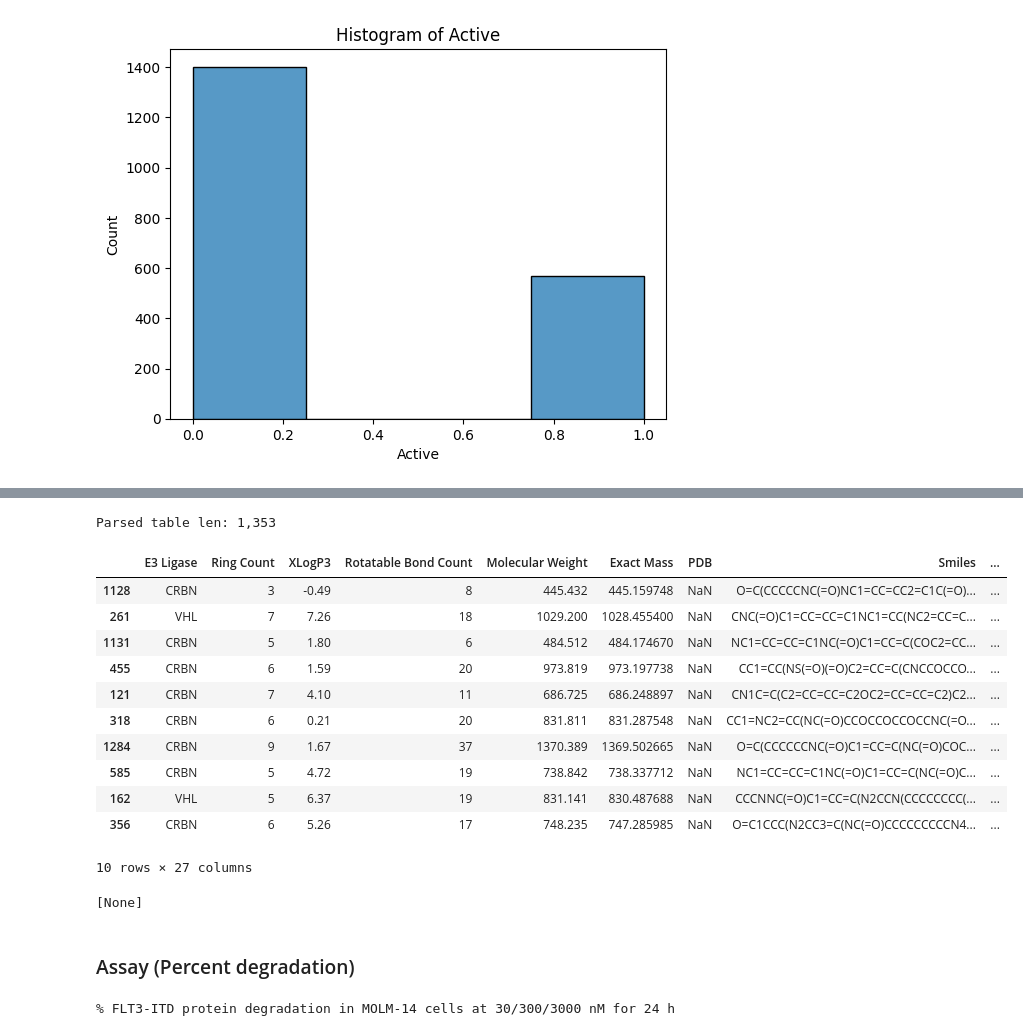
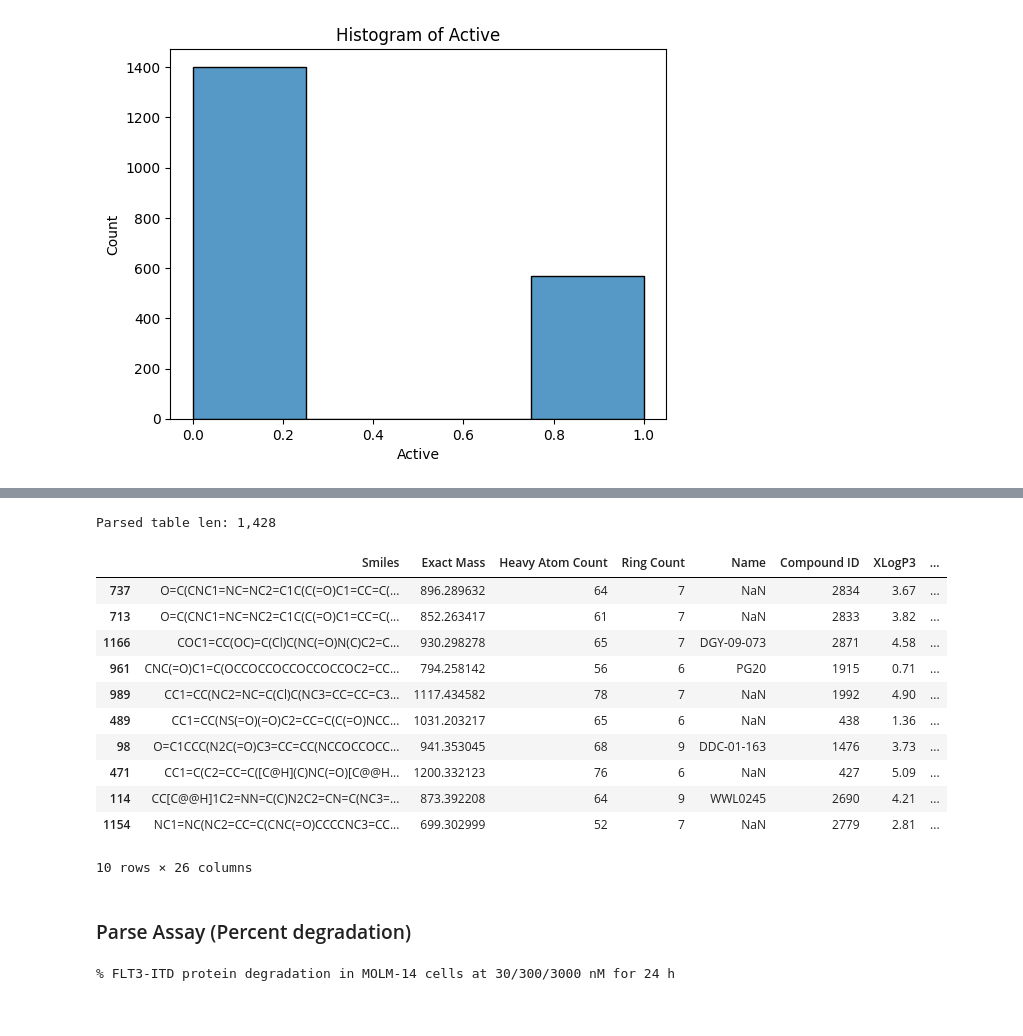
Before and after one commit to ribesstefano/PROTAC-Degradation-Predictor, a Jupyter notebook: notebooks/data_curation.ipynb, the cells around one changed output, grey strips where cells are left out. Drawn from its saved outputs; the diff is of its cells as text; code cells hidden in the pictures.

```diff
--- a/notebooks/data_curation.ipynb
+++ b/notebooks/data_curation.ipynb
@@ -354,3 +389,0 @@ Index(['Compound ID', 'Smiles', 'Active/Inactive', 'Best PROTAC', 'Cell Type',
-# %%
-for c in multiple_cells_df['Cell Type'].unique():
-    print(c)
@@ -643,3 +724,13 @@ ppedia_cols = [
     'Molecular Formula',
     'cLogP',
 ]
+# %%
+for c in protac_pedia_df.columns:
+    # Print 10 unique non-null values of the column
+    print(f'{c}:')
+    print(f'  {protac_pedia_df[c].nunique()} unique values')
+    print(f'  {protac_pedia_df[c].isna().sum()} missing values')
+    # Print some unique values
+    for obj in protac_pedia_df[c].dropna().unique()[:5]:
+        print(f'  • {obj}')
+    print()
@@ -868,0 +982,2 @@ Number of (unique) rows: 1658
+# %%
+parsing_functions = {}
@@ -1482,59 +2944,68 @@ protacdb_df[assay_col].dropna().unique().tolist()
 # %%
+assay_col = "Assay (Protac to Target, IC50)"
+assay_name = assay_col.split('(')[-1].split(')')[0].strip()
+val_cols = assay_to_val_cols[assay_col]
+
+protac_ic50_df = protacdb_df.dropna(subset=[assay_col] + val_cols, how='all')
+
 parsed_table = []
 
 for i, row in tqdm(protac_ic50_df.iterrows(), total=len(protac_ic50_df), desc='Extracting info'):
     assay = row[assay_col]
     extracted_info = {
         f'Target ({assay_name})': None,
         f'Cell Type ({assay_name})': None,
         f'Treatment Time (h) ({assay_name})': None,
     }
     if pd.notnull(assay):
-        extracted_info = extrac_assay_info(assay)
-        extracted_info = {f'{k} ({assay_name})': v for k, v in extracted_info.items()}
+        # extracted_info = extrac_assay_info(assay)
+        # extracted_info = {f'{k} ({assay_name})': v for k, v in extracted_info.items()}
+        extracted_info = parsing_functions[assay_col](assay)
+        extracted_info = {
+            f'Target ({assay_name})': extracted_info.get('targets'),
+            f'Cell Type ({assay_name})': extracted_info.get('cells'),
+            f'Treatment Time (h) ({assay_name})': extracted_info.get('times'),
+        }
 
     for col in val_cols:
         extracted_info[col] = split_clean_str(row[col], return_floats=True)
 
     for _, parsed_info in iterate_dict_lists(extracted_info):
 
         new_row = row[non_assay_cols].copy().to_dict()
         new_row[assay_col] = assay
 
         # Add the parsed information to the new row
         for col, value in parsed_info.items():
             new_row[col] = value
 
-        # If there is only one target, cell type, or treatment time, we assume
-        # that they apply it to all experiments in the assay description.
-        if extracted_info[f'Treatment Time (h) ({assay_name})'] is not None and len(extracted_info[f'Treatment Time (h) ({assay_name})']) == 1:
-            new_row[f'Treatment Time (h) ({assay_name})'] = extracted_info[f'Treatment Time (h) ({assay_name})'][0]
-        if extracted_info[f'Cell Type ({assay_name})'] is not None and len(extracted_info[f'Cell Type ({assay_name})']) == 1:
-            new_row[f'Cell Type ({assay_name})'] = extracted_info[f'Cell Type ({assay_name})'][0]
-        if extracted_info[f'Target ({assay_name})'] is not None and len(extracted_info[f'Target ({assay_name})']) == 1:
-            new_row[f'Target ({assay_name})'] = extracted_info[f'Target ({assay_name})'][0]
+        # # If there is only one target, cell type, or treatment time, we assume
+        # # that they apply it to all experiments in the assay description.
+        # if extracted_info[f'Treatment Time (h) ({assay_name})'] is not None and len(extracted_info[f'Treatment Time (h) ({assay_name})']) == 1:
+        #     new_row[f'Treatment Time (h) ({assay_name})'] = extracted_info[f'Treatment Time (h) ({assay_name})'][0]
+        # if extracted_info[f'Cell Type ({assay_name})'] is not None and len(extracted_info[f'Cell Type ({assay_name})']) == 1:
+        #     new_row[f'Cell Type ({assay_name})'] = extracted_info[f'Cell Type ({assay_name})'][0]
+        # if extracted_info[f'Target ({assay_name})'] is not None and len(extracted_info[f'Target ({assay_name})']) == 1:
+        #     new_row[f'Target ({assay_name})'] = extracted_info[f'Target ({assay_name})'][0]
 
         parsed_table.append(new_row)
 
 protacdb_protac_ic50_df = pd.DataFrame(parsed_table).dropna(subset=[f'Target ({assay_name})', f'Cell Type ({assay_name})', f'Treatment Time (h) ({assay_name})'] + val_cols, how='all')
 protacdb_protac_ic50_df['Database'] = 'PROTAC-DB'
 
 print(f'Parsed table len: {len(protacdb_protac_ic50_df):,}')
 display(protacdb_protac_ic50_df.sample(n=10))
-
-protacdb_protac_ic50_df[f'Treatment Time (h) ({assay_name})'].unique().tolist()
 # %% [output]
-Parsed table len: 1,353
+Parsed table len: 1,428
-|  | E3 Ligase | Ring Count | XLogP3 | Rotatable Bond Count | Molecular Weight | Exact Mass | PDB | Smiles | ... |
-| 1128 | CRBN | 3 | -0.49 | 8 | 445.432 | 445.159748 | NaN | O=C(CCCCCNC(=O)NC1=CC=CC2=C1C(=O)... | ... |
-| 261 | VHL | 7 | 7.26 | 18 | 1029.200 | 1028.455400 | NaN | CNC(=O)C1=CC=CC=C1NC1=CC(NC2=CC=C... | ... |
-| 1131 | CRBN | 5 | 1.80 | 6 | 484.512 | 484.174670 | NaN | NC1=CC=CC=C1NC(=O)C1=CC=C(COC2=CC... | ... |
-| 455 | CRBN | 6 | 1.59 | 20 | 973.819 | 973.197738 | NaN | CC1=CC(NS(=O)(=O)C2=CC=C(CNCCOCCO... | ... |
-| 121 | CRBN | 7 | 4.10 | 11 | 686.725 | 686.248897 | NaN | CN1C=C(C2=CC=CC=C2OC2=CC=CC=C2)C2... | ... |
-| 318 | CRBN | 6 | 0.21 | 20 | 831.811 | 831.287548 | NaN | CC1=NC2=CC(NC(=O)CCOCCOCCOCCNC(=O... | ... |
-| 1284 | CRBN | 9 | 1.67 | 37 | 1370.389 | 1369.502665 | NaN | O=C(CCCCCCNC(=O)C1=CC=C(NC(=O)COC... | ... |
-| 585 | CRBN | 5 | 4.72 | 19 | 738.842 | 738.337712 | NaN | NC1=CC=CC=C1NC(=O)C1=CC=C(NC(=O)C... | ... |
-| 162 | VHL | 5 | 6.37 | 19 | 831.141 | 830.487688 | NaN | CCCNNC(=O)C1=CC=C(N2CCN(CCCCCCCC(... | ... |
-| 356 | CRBN | 6 | 5.26 | 17 | 748.235 | 747.285985 | NaN | O=C1CCC(N2CC3=C(NC(=O)CCCCCCCCCN4... | ... |
+|  | Smiles | Exact Mass | Heavy Atom Count | Ring Count | Name | Compound ID | XLogP3 | ... |
+| 737 | O=C(CNC1=NC=NC2=C1C(C(=O)C1=CC=C(... | 896.289632 | 64 | 7 | NaN | 2834 | 3.67 | ... |
+| 713 | O=C(CNC1=NC=NC2=C1C(C(=O)C1=CC=C(... | 852.263417 | 61 | 7 | NaN | 2833 | 3.82 | ... |
+| 1166 | COC1=CC(OC)=C(Cl)C(NC(=O)N(C)C2=C... | 930.298278 | 65 | 7 | DGY-09-073 | 2871 | 4.58 | ... |
+| 961 | CNC(=O)C1=C(OCCOCCOCCOCCOCCOC2=CC... | 794.258142 | 56 | 6 | PG20 | 1915 | 0.71 | ... |
+| 989 | CC1=CC(NC2=NC=C(Cl)C(NC3=CC=CC=C3... | 1117.434582 | 78 | 7 | NaN | 1992 | 4.90 | ... |
+| 489 | CC1=CC(NS(=O)(=O)C2=CC=C(C(=O)NCC... | 1031.203217 | 65 | 6 | NaN | 438 | 1.36 | ... |
+| 98 | O=C1CCC(N2C(=O)C3=CC=CC(NCCOCCOCC... | 941.353045 | 68 | 9 | DDC-01-163 | 1476 | 3.73 | ... |
+| 471 | CC1=C(C2=CC=C([C@H](C)NC(=O)[C@@H... | 1200.332123 | 76 | 6 | NaN | 427 | 5.09 | ... |
+| 114 | CC[C@@H]1C2=NN=C(C)N2C2=CN=C(NC3=... | 873.392208 | 64 | 9 | WWL0245 | 2690 | 4.21 | ... |
+| 1154 | NC1=NC(NC2=CC=C(CNC(=O)CCCCNC3=CC... | 699.302999 | 52 | 7 | NaN | 2779 | 2.81 | ... |
-10 rows × 27 columns
+10 rows × 26 columns
-[None]
@@ -1541,5 +3014,5 @@ Parsed table len: 1,353
 # %% [markdown]
-### Assay (Percent degradation)
+### Parse Assay (Percent degradation)
 # %%
 s = '% FLT3-ITD protein degradation in MOLM-14\xa0cells at 30/300/3000\xa0nM for 24\xa0h'
 print(s.replace('\xa0', ' '))
```
Also changed, not shown: parts of 96 cells of this notebook.
